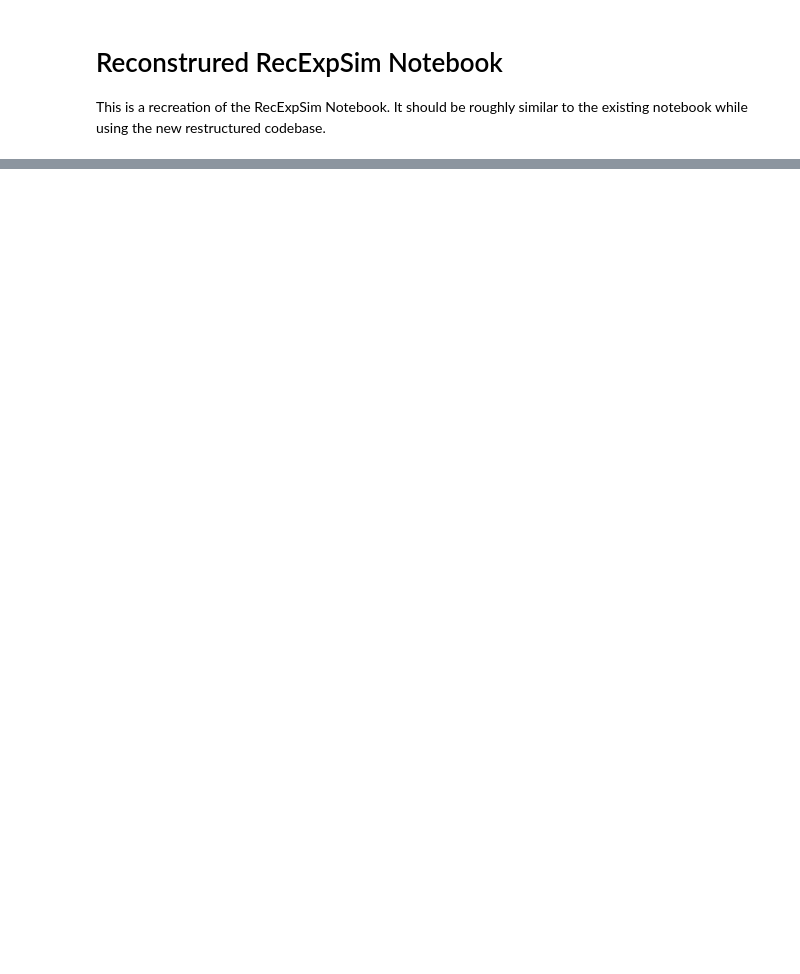
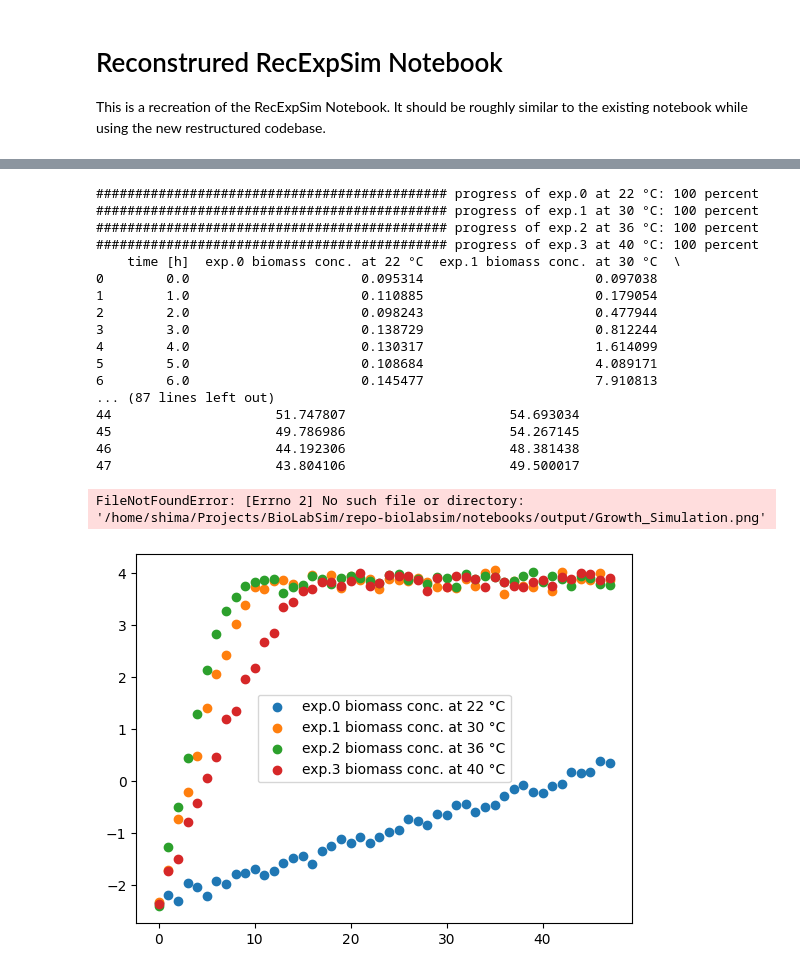
Before and after one commit to uliebal/RecExpSim, a Jupyter notebook: notebooks/Original_RecExpSim.ipynb, the cells around one changed output, grey strips where cells are left out. Saved outputs shown, nothing was run; the diff lists cells and outputs as text; code cells hidden in the pictures; blank space fills up the shorter version.

Commit message:
Allow exporting outcomes in sub-directories

```diff
--- a/notebooks/Original_RecExpSim.ipynb
+++ b/notebooks/Original_RecExpSim.ipynb
@@ -31,10 +41,30 @@ host.print_status()
 # %%
 # 3.1. Experiment set-up
 temperatures = [22,30,36,40] #[22,24,26,28,30]
 print()
 growth_out = exp.simulate_growth(host, temperatures)
 growth_out.display_data()
-growth_out.export_plot('Growth_Simulation.png')
+growth_out.export_plot('output/Growth_Simulation.png')
+# %% [output]
+############################################# progress of exp.0 at 22 °C: 100 percent
+############################################# progress of exp.1 at 30 °C: 100 percent
+############################################# progress of exp.2 at 36 °C: 100 percent
+############################################# progress of exp.3 at 40 °C: 100 percent
+    time [h]  exp.0 biomass conc. at 22 °C  exp.1 biomass conc. at 30 °C  \
+0        0.0                      0.095314                      0.097038
+1        1.0                      0.110885                      0.179054
+2        2.0                      0.098243                      0.477944
+3        3.0                      0.138729                      0.812244
+4        4.0                      0.130317                      1.614099
+5        5.0                      0.108684                      4.089171
+6        6.0                      0.145477                      7.910813
+... (87 lines left out)
+44                     51.747807                     54.693034
+45                     49.786986                     54.267145
+46                     44.192306                     48.381438
+47                     43.804106                     49.500017
+FileNotFoundError: [Errno 2] No such file or directory: '/home/shima/Projects/BioLabSim/repo-biolabsim/notebooks/output/Growth_Simulation.png'
+[figure, added]
 # %%
 # 3.2.2.1 Visual analysis of exponential growth
 growth_out.display_plot()
```
Also changed, not shown: parts of 4 cells of this notebook, 4 other files.
